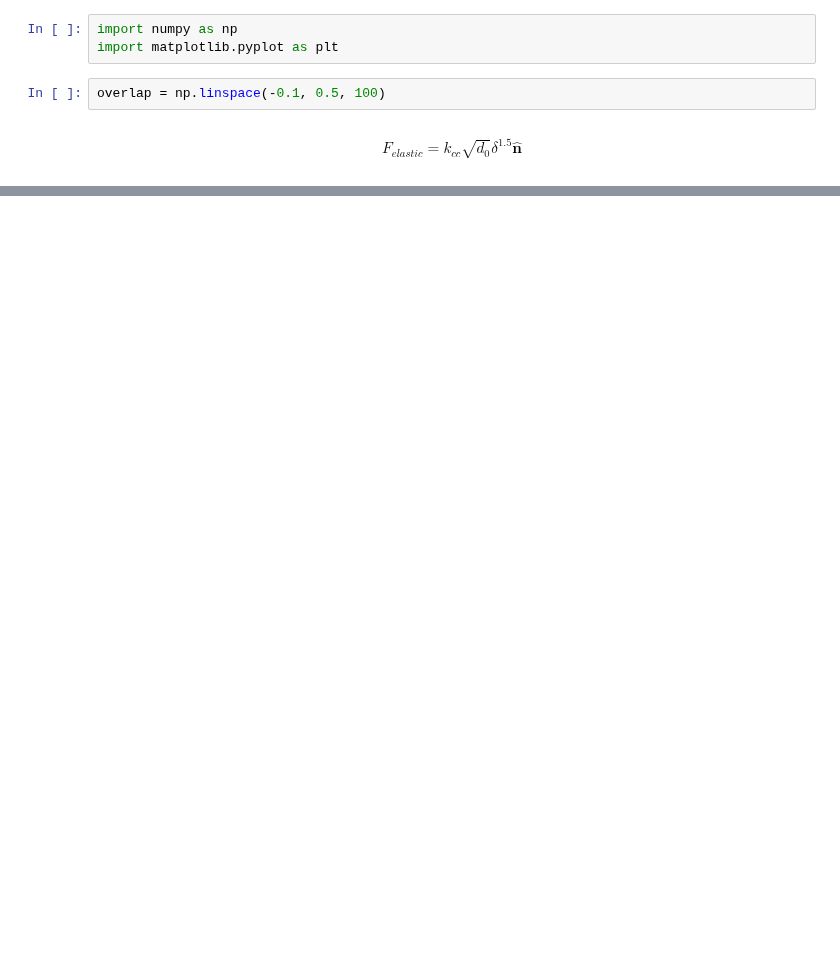
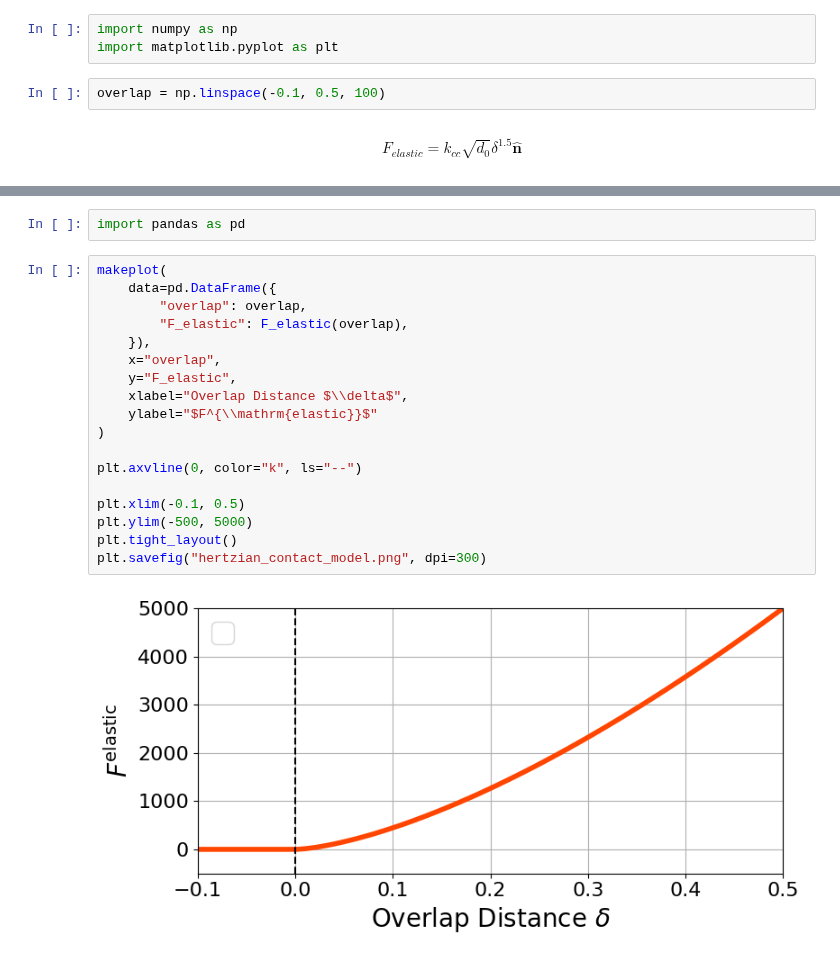
Before and after one commit to ManuelLerchner/ProliferatingCellCollectives-IDP, a Jupyter notebook: analysis/plot_hertzian.ipynb, the cells around one changed output, grey strips where cells are left out. Drawn from its saved outputs; the diff is of its cells as text; blank space fills up the shorter version.

```diff
--- a/analysis/plot_hertzian.ipynb
+++ b/analysis/plot_hertzian.ipynb
@@ -20,3 +48,25 @@ F_elastic = np.vectorize(F_elastic)
+# %%
+import pandas as pd
+# %%
+makeplot(
+    data=pd.DataFrame({
+        "overlap": overlap,
+        "F_elastic": F_elastic(overlap),
+    }),
+    x="overlap",
+    y="F_elastic",
+    xlabel="Overlap Distance $\\delta$",
+    ylabel="$F^{\\mathrm{elastic}}$"
+)
+
+plt.axvline(0, color="k", ls="--")
+
+plt.xlim(-0.1, 0.5)
+plt.ylim(-500, 5000)
+plt.tight_layout()
+plt.savefig("hertzian_contact_model.png", dpi=300)
+# %% [output]
+[figure, added]
 # %%
 force = F_elastic(overlap)
 fig = plt.figure(figsize=(8, 4))
```
Also changed, not shown: parts of 3 cells of this notebook, 4 other files.
